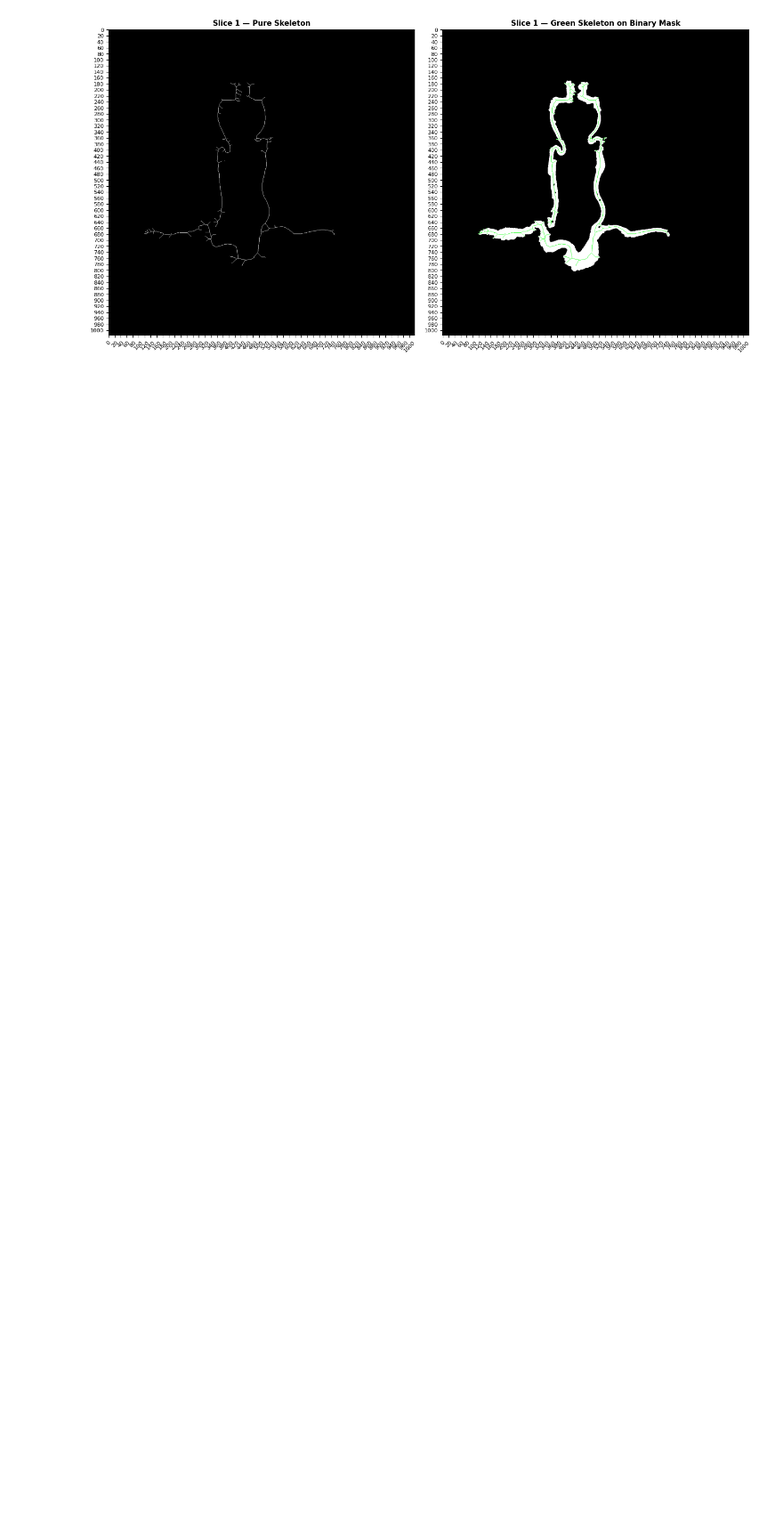
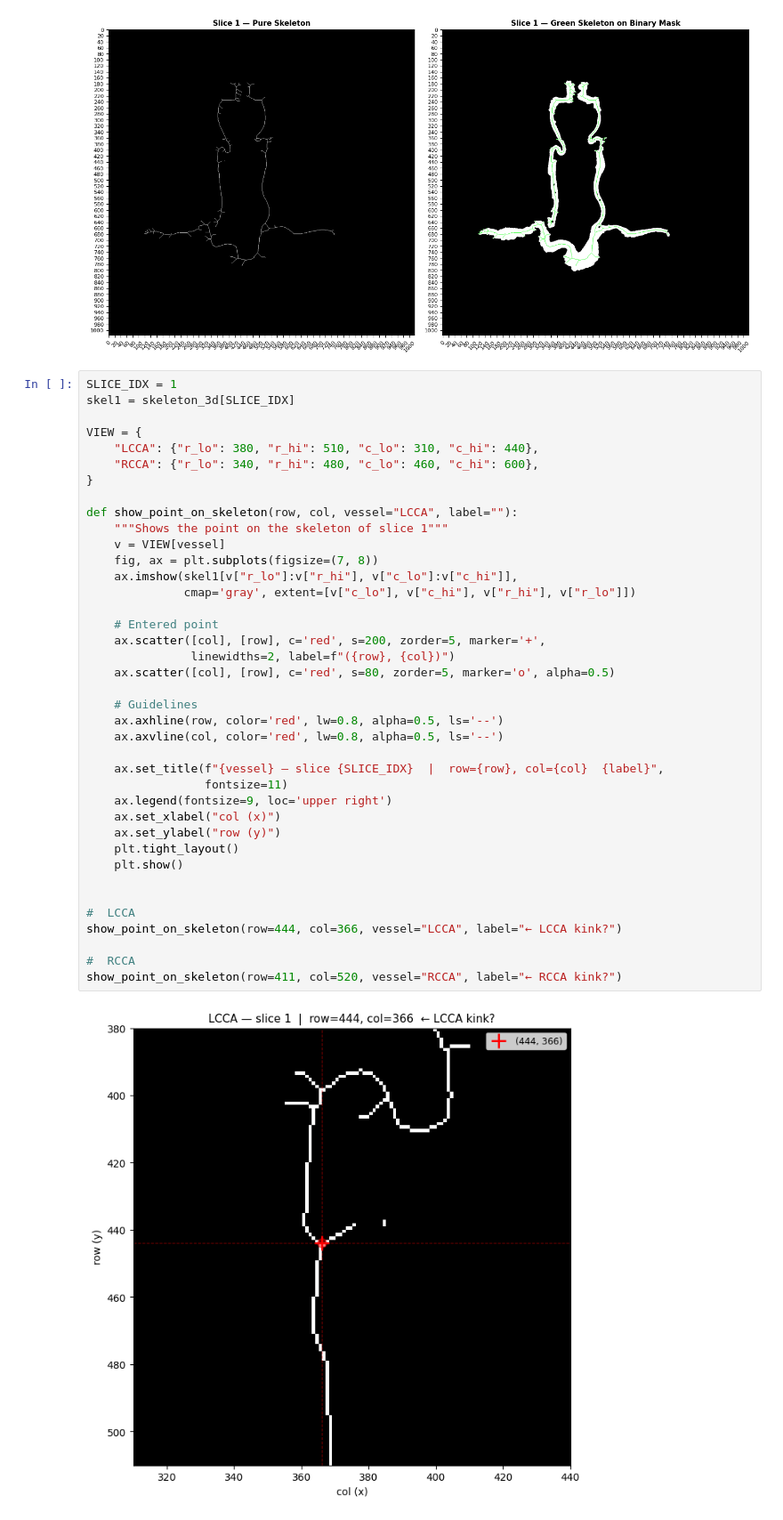
Before and after one commit to MahshadMohit/LCCA-RCCA-features, a Jupyter notebook: test_LCCA_RCCA.ipynb, the cells around one changed output. Shown at 89% size. Cells and saved outputs as stored; diff of their text form; blank space fills up the shorter version.

Commit message:
finding the best angle between LCCA and RCCA

```diff
--- a/test_LCCA_RCCA.ipynb
+++ b/test_LCCA_RCCA.ipynb
@@ -409,3 +409,44 @@ plt.tight_layout()
 plt.show()
 # %% [output]
 [figure]
+# %%
+SLICE_IDX = 1
+skel1 = skeleton_3d[SLICE_IDX]
+
+VIEW = {
+    "LCCA": {"r_lo": 380, "r_hi": 510, "c_lo": 310, "c_hi": 440},
+    "RCCA": {"r_lo": 340, "r_hi": 480, "c_lo": 460, "c_hi": 600},
+}
+
+def show_point_on_skeleton(row, col, vessel="LCCA", label=""):
+    """Shows the point on the skeleton of slice 1"""
+    v = VIEW[vessel]
+    fig, ax = plt.subplots(figsize=(7, 8))
+    ax.imshow(skel1[v["r_lo"]:v["r_hi"], v["c_lo"]:v["c_hi"]],
+              cmap='gray', extent=[v["c_lo"], v["c_hi"], v["r_hi"], v["r_lo"]])
+
+    # Entered point
+    ax.scatter([col], [row], c='red', s=200, zorder=5, marker='+',
+               linewidths=2, label=f"({row}, {col})")
+    ax.scatter([col], [row], c='red', s=80, zorder=5, marker='o', alpha=0.5)
+
+    # Guidelines
+    ax.axhline(row, color='red', lw=0.8, alpha=0.5, ls='--')
+    ax.axvline(col, color='red', lw=0.8, alpha=0.5, ls='--')
+
+    ax.set_title(f"{vessel} — slice {SLICE_IDX}  |  row={row}, col={col}  {label}",
+                 fontsize=11)
+    ax.legend(fontsize=9, loc='upper right')
+    ax.set_xlabel("col (x)")
+    ax.set_ylabel("row (y)")
+    plt.tight_layout()
+    plt.show()
+
+
+#  LCCA
+show_point_on_skeleton(row=444, col=366, vessel="LCCA", label="← LCCA kink?")
+
+#  RCCA
+show_point_on_skeleton(row=411, col=520, vessel="RCCA", label="← RCCA kink?")
+# %% [output]
+[figure, added]
```
Also changed, not shown: parts of 2 cells of this notebook.
